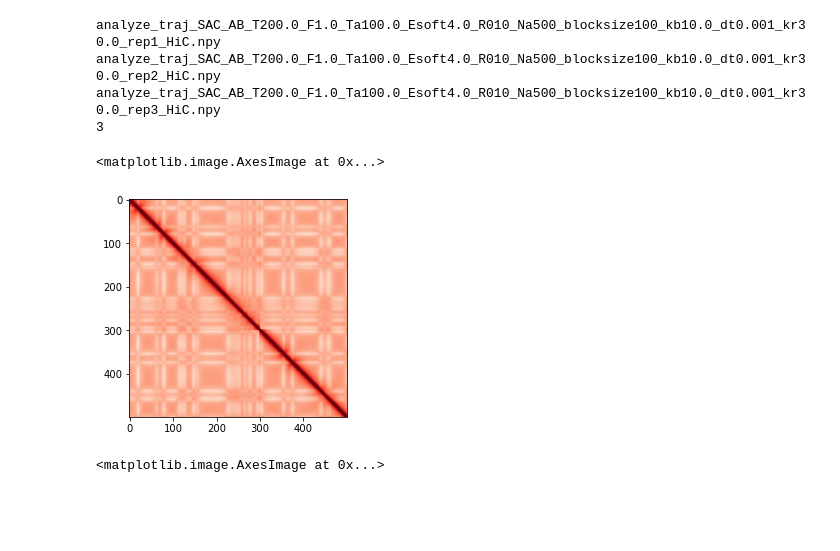
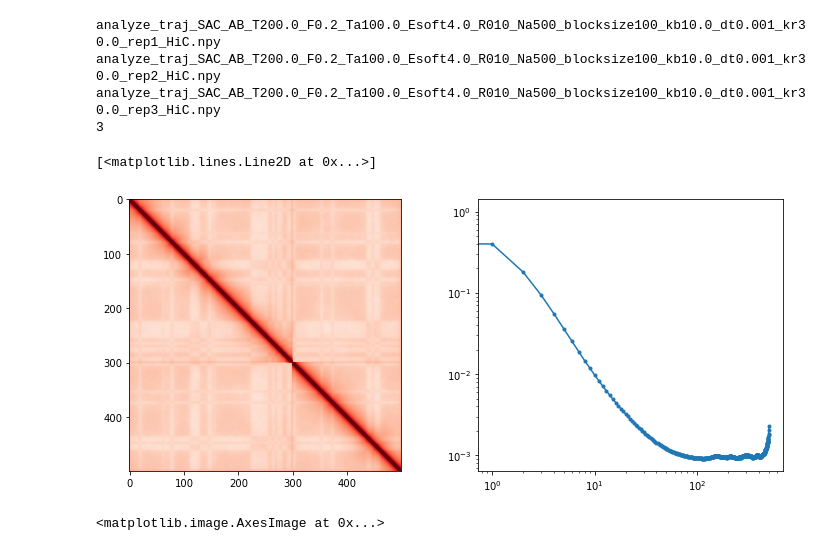
Before and after one commit to s-brahmachari/Active-noise-simulations, a Jupyter notebook: analysis_codes/plot_hic.ipynb, the cells around one changed output. Saved outputs shown, nothing was run; the diff lists cells and outputs as text; code cells hidden in the pictures; blank space fills up the shorter version.

```diff
--- a/analysis_codes/plot_hic.ipynb
+++ b/analysis_codes/plot_hic.ipynb
@@ -5,30 +5,41 @@ import matplotlib as mpl
 from matplotlib.colors import LogNorm
 import os
 # %%
+fig,[ax1,ax2]=plt.subplots(1,2, figsize=(12,5))
+
 Ta=100.
-F=1
+F=0.2
 fpath='../../data/SAC/hic/'
 
 hic=np.zeros(shape=(500,500))
 ii=0
 for fname in os.listdir(fpath):
     # print(fname)
     if 'Ta{:.1f}'.format(Ta) in fname and 'F{:.1f}'.format(F) in fname:
         print(fname)
         hic+=np.load(fpath+fname)
         ii+=1
 hic=hic/ii
 
 print(ii)
+dist=[]
+for j in range(1,np.shape(hic)[0]):
+    dist.append((np.mean(np.diag(hic,k=j))))
 
-plt.imshow(hic, cmap='Reds',norm=LogNorm(vmin=1e-4, vmax=0.1))
+maxD=np.max(dist)
+dist=np.array(dist)/maxD
+# print(dist)
+
+ax1.imshow(hic, cmap='Reds',norm=LogNorm(vmin=2e-4, vmax=0.1))
+
+ax2.loglog(dist,'.-')
 # %% [output]
-analyze_traj_SAC_AB_T200.0_F1.0_Ta100.0_Esoft4.0_R010_Na500_blocksize100_kb10.0_dt0.001_kr30.0_rep1_HiC.npy
-analyze_traj_SAC_AB_T200.0_F1.0_Ta100.0_Esoft4.0_R010_Na500_blocksize100_kb10.0_dt0.001_kr30.0_rep2_HiC.npy
-analyze_traj_SAC_AB_T200.0_F1.0_Ta100.0_Esoft4.0_R010_Na500_blocksize100_kb10.0_dt0.001_kr30.0_rep3_HiC.npy
+analyze_traj_SAC_AB_T200.0_F0.2_Ta100.0_Esoft4.0_R010_Na500_blocksize100_kb10.0_dt0.001_kr30.0_rep1_HiC.npy
+analyze_traj_SAC_AB_T200.0_F0.2_Ta100.0_Esoft4.0_R010_Na500_blocksize100_kb10.0_dt0.001_kr30.0_rep2_HiC.npy
+analyze_traj_SAC_AB_T200.0_F0.2_Ta100.0_Esoft4.0_R010_Na500_blocksize100_kb10.0_dt0.001_kr30.0_rep3_HiC.npy
 3
-<matplotlib.image.AxesImage at 0x...>
+[<matplotlib.lines.Line2D at 0x...>]
-[figure, old version]
+[figure, new version]
 # %%
 # %% [output]
 <matplotlib.image.AxesImage at 0x...>
```
